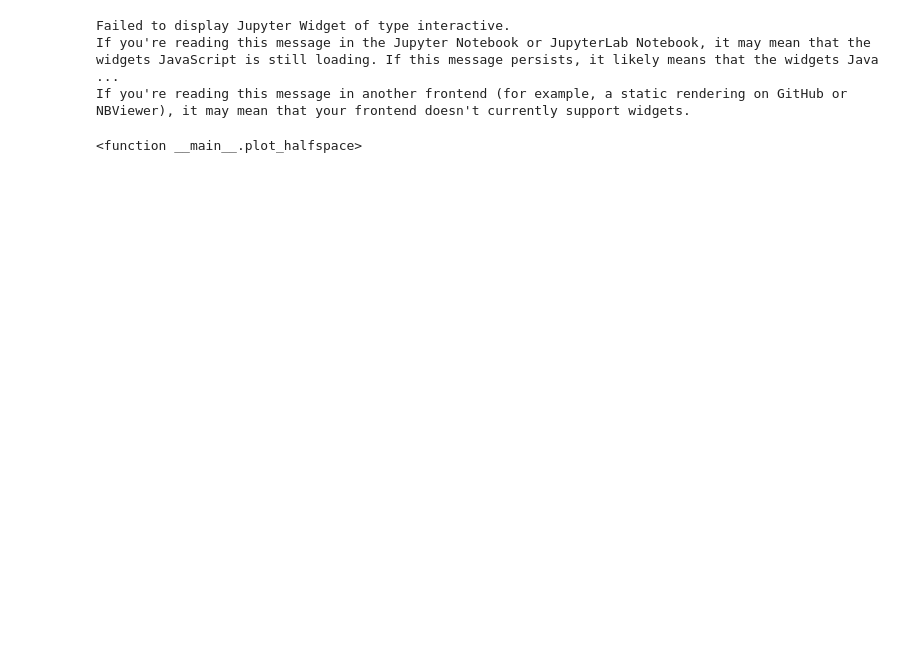
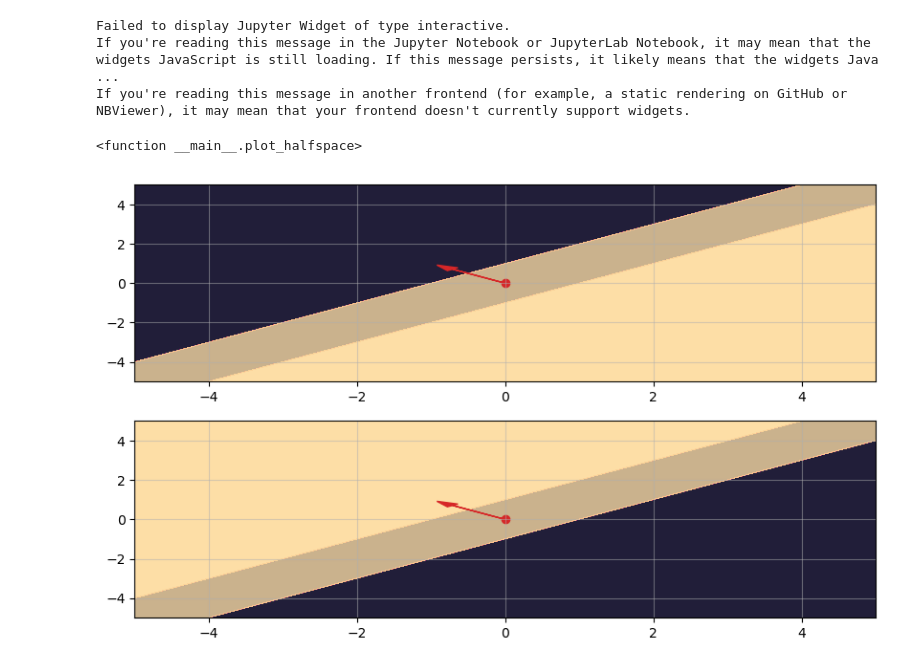
Before and after one commit to gerdm/machine_learning, a Jupyter notebook: convex_optimization/week2_notes.ipynb, the cells around one changed output. Saved outputs shown, nothing was run; the diff lists cells and outputs as text; code cells hidden in the pictures; blank space fills up the shorter version.

Commit message:
Add graphs for exercises 2.6 and 2.7

```diff
--- a/convex_optimization/week2_notes.ipynb
+++ b/convex_optimization/week2_notes.ipynb
@@ -4,6 +4,8 @@ import numpy as np
 from ipywidgets import FloatSlider, interact
 
 plt.rcParams["image.cmap"] = "magma"
+plt.rcParams["figure.figsize"] = (10, 6)
+plt.rcParams["figure.dpi"] = 100
 # %%
 x1, x2 = np.array([1, 2]), np.array([3, 1])
 theta1, theta2 = np.linspace(0, 10, 100), np.linspace(0, 10, 100)
@@ -61,3 +66,33 @@ Failed to display Jupyter Widget of type interactive.
 If you're reading this message in the Jupyter Notebook or JupyterLab Notebook, it may mean that the widgets JavaScript is still loading. If this message persists, it likely means that the widgets Java ...
 If you're reading this message in another frontend (for example, a static rendering on GitHub or NBViewer), it may mean that your frontend doesn't currently support widgets.
 <function __main__.plot_halfspace>
+# %%
+def plot_halfspaces(x1, x2, hp1, hp2, ax):
+    ax.contourf(x1, x2, hp1, alpha=0.7)
+    ax.contourf(x1, x2, hp2, alpha=0.7)
+    ax.arrow(0, 0, -1 / np.sqrt(2), 1/ np.sqrt(2), color="tab:red", head_width=0.2)
+    ax.scatter(0,0, color="tab:red")
+    ax.grid(alpha=0.5)
+# %%
+# One halfspace contain another if a == hat{a}, and b > hat{b}
+# consider a == hat{a} == [-1, 1]^T in R2
+
+fig = plt.figure()
+ax1 = fig.add_subplot(211)
+ax2 = fig.add_subplot(212)
+
+x1, x2 = np.linspace(-5, 5, 1000), np.linspace(-5, 5, 1000)
+x1, x2 = np.meshgrid(x1, x2)
+hp11 = -1 * x1 + 1 * x2 <= -1
+hp12 = -1 * x1 + 1 * x2 <= 1
+
+hp21 = 1 * x1 - 1 * x2 <= -1
+hp22 = 1 * x1 - 1 * x2 <= 1
+
+plot_halfspaces(x1, x2, hp11, hp12, ax1)
+plot_halfspaces(x1, x2, hp21, hp22, ax2)
+
+#plt.savefig("/Users/gerardoduran/Desktop/halfspaces.png")
+plt.show()
+# %% [output]
+[figure, added]
```
Also changed, not shown: parts of 5 cells of this notebook.
